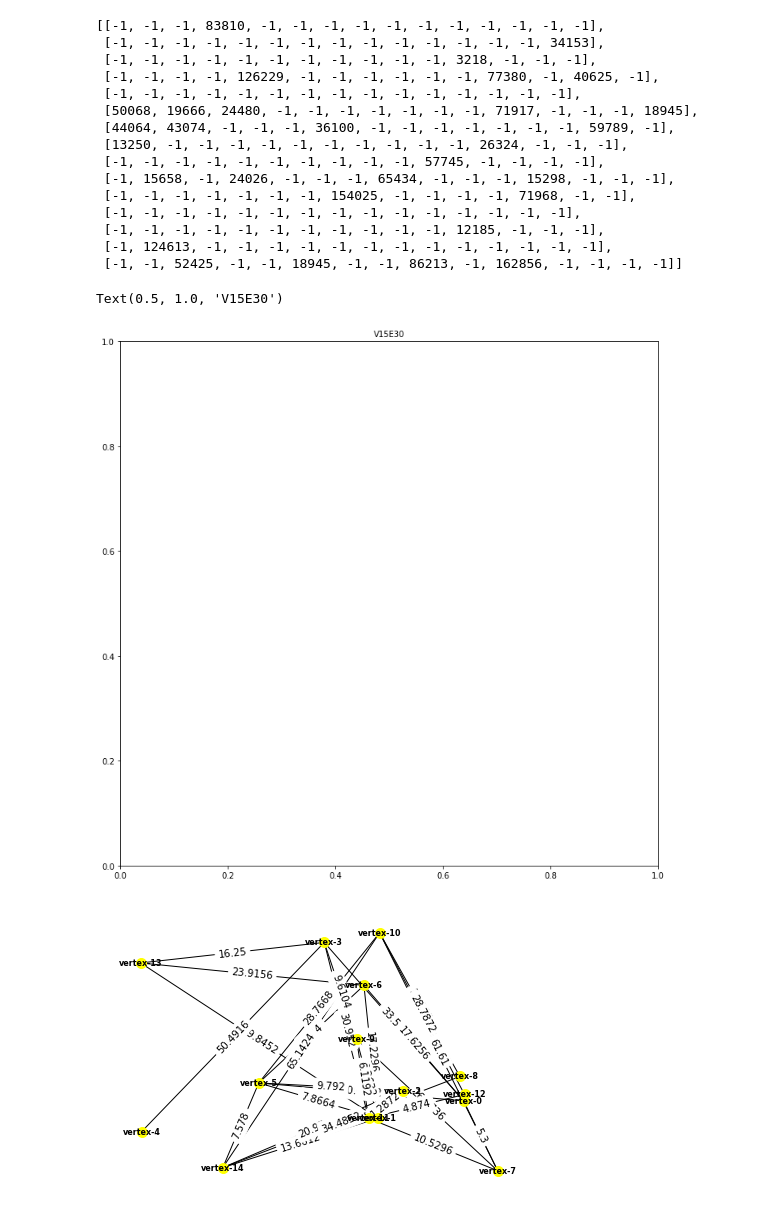
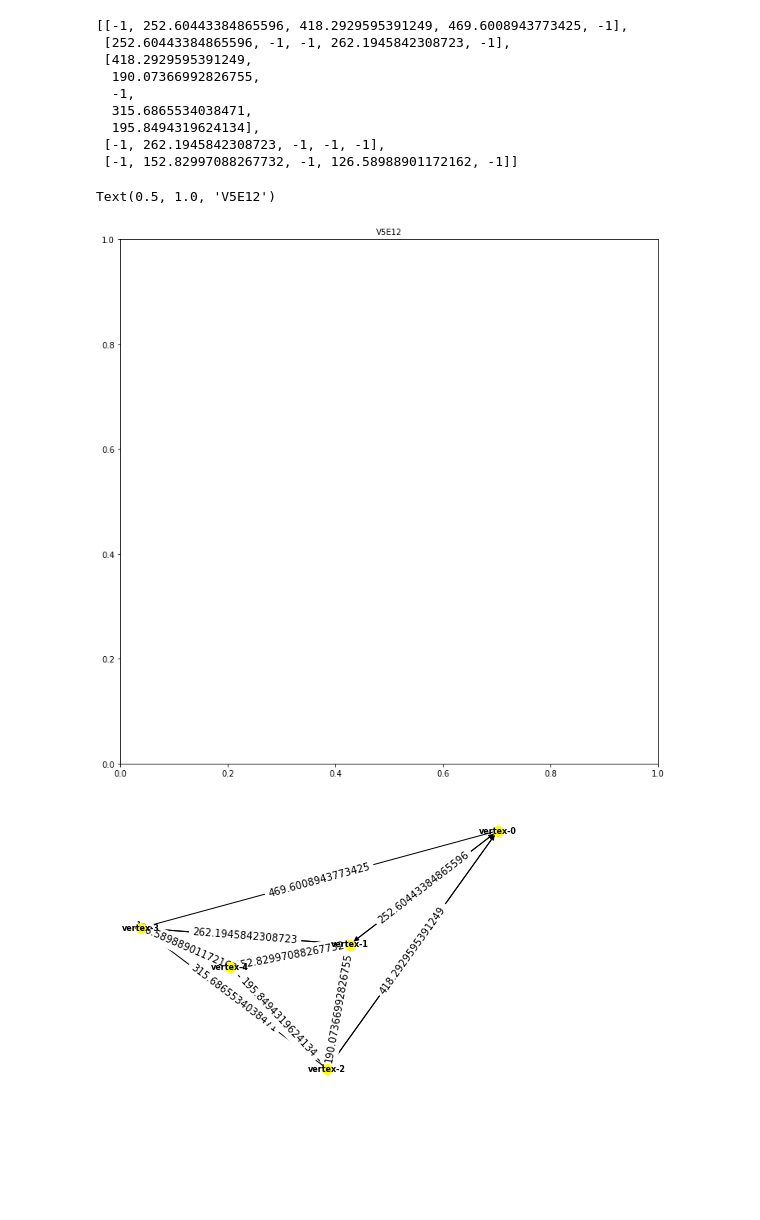
Before and after one commit to BowenZ217/deadlyKitten, a Jupyter notebook: test.ipynb, the cells around one changed output. Saved outputs shown, nothing was run; the diff lists cells and outputs as text; code cells hidden in the pictures; blank space fills up the shorter version.

```diff
--- a/test.ipynb
+++ b/test.ipynb
@@ -7,7 +7,7 @@ import matplotlib.pyplot as plt
 # helper functions
 def calcDistance(latitude_1, longitude_1, latitude_2,  longitude_2):
   ans = pow(latitude_2 - latitude_1, 2) + pow(longitude_2 - longitude_1, 2)
-  return ans
+  return ans**0.5
 # %%
 # settings
 min_latitude = 0
@@ -15,8 +15,8 @@ max_latitude = 500
 min_longitude = 0
 max_longitude = 500
 
-vertex_num = 15
-edge_num = 30
+vertex_num = 5
+edge_num = 12
 # %%
 city = 'ABC'
 country = 'DEF'
@@ -60,21 +60,15 @@ while (edge_count < edge_num):
 # %%
 weights
 # %% [output]
-[[-1, -1, -1, 83810, -1, -1, -1, -1, -1, -1, -1, -1, -1, -1, -1],
- [-1, -1, -1, -1, -1, -1, -1, -1, -1, -1, -1, -1, -1, -1, 34153],
- [-1, -1, -1, -1, -1, -1, -1, -1, -1, -1, -1, 3218, -1, -1, -1],
- [-1, -1, -1, -1, 126229, -1, -1, -1, -1, -1, -1, 77380, -1, 40625, -1],
- [-1, -1, -1, -1, -1, -1, -1, -1, -1, -1, -1, -1, -1, -1, -1],
- [50068, 19666, 24480, -1, -1, -1, -1, -1, -1, -1, 71917, -1, -1, -1, 18945],
- [44064, 43074, -1, -1, -1, 36100, -1, -1, -1, -1, -1, -1, -1, 59789, -1],
- [13250, -1, -1, -1, -1, -1, -1, -1, -1, -1, -1, 26324, -1, -1, -1],
- [-1, -1, -1, -1, -1, -1, -1, -1, -1, -1, 57745, -1, -1, -1, -1],
- [-1, 15658, -1, 24026, -1, -1, -1, 65434, -1, -1, -1, 15298, -1, -1, -1],
- [-1, -1, -1, -1, -1, -1, -1, 154025, -1, -1, -1, -1, 71968, -1, -1],
- [-1, -1, -1, -1, -1, -1, -1, -1, -1, -1, -1, -1, -1, -1, -1],
- [-1, -1, -1, -1, -1, -1, -1, -1, -1, -1, -1, 12185, -1, -1, -1],
- [-1, 124613, -1, -1, -1, -1, -1, -1, -1, -1, -1, -1, -1, -1, -1],
- [-1, -1, 52425, -1, -1, 18945, -1, -1, 86213, -1, 162856, -1, -1, -1, -1]]
+[[-1, 252.60443384865596, 418.2929595391249, 469.6008943773425, -1],
+ [252.60443384865596, -1, -1, 262.1945842308723, -1],
+ [418.2929595391249,
+  190.07366992826755,
+  -1,
+  315.6865534038471,
+  195.8494319624134],
+ [-1, 262.1945842308723, -1, -1, -1],
+ [-1, 152.82997088267732, -1, 126.58988901172162, -1]]
 # %%
 # transfer to edges
 edges = []
@@ -93,25 +87,23 @@ fig = plt.figure(figsize=(12,12))
 ax = plt.subplot(111)
 ax.set_title(title, fontsize=10)
 # %% [output]
-Text(0.5, 1.0, 'V15E30')
+Text(0.5, 1.0, 'V5E12')
 [figure]
 # %%
 # init graph
-G = nx.Graph()
+G = nx.DiGraph()
 G.add_nodes_from(vertexes)
 G.add_weighted_edges_from(edges)
 
 weight = nx.get_edge_attributes(G, 'weight')
-for key in weight:
-  weight[key] = weight[key] / 2500
 nx.draw(G, pos = pos, with_labels = True, node_size = 100, node_color='yellow', font_size=8, font_weight='bold')
 
 nx.draw_networkx_edge_labels(G, pos, edge_labels = weight)
 # plt.tight_layout()
 plt.savefig("test_data/" +title + ".png", format = "png")
 plt.show()
 # %% [output]
-[figure, old version]
+[figure, new version]
 # %%
 # calc shortest path using libary
 shortest_path = []
```
Also changed, not shown: parts of 1 cell of this notebook, 5 other files.
